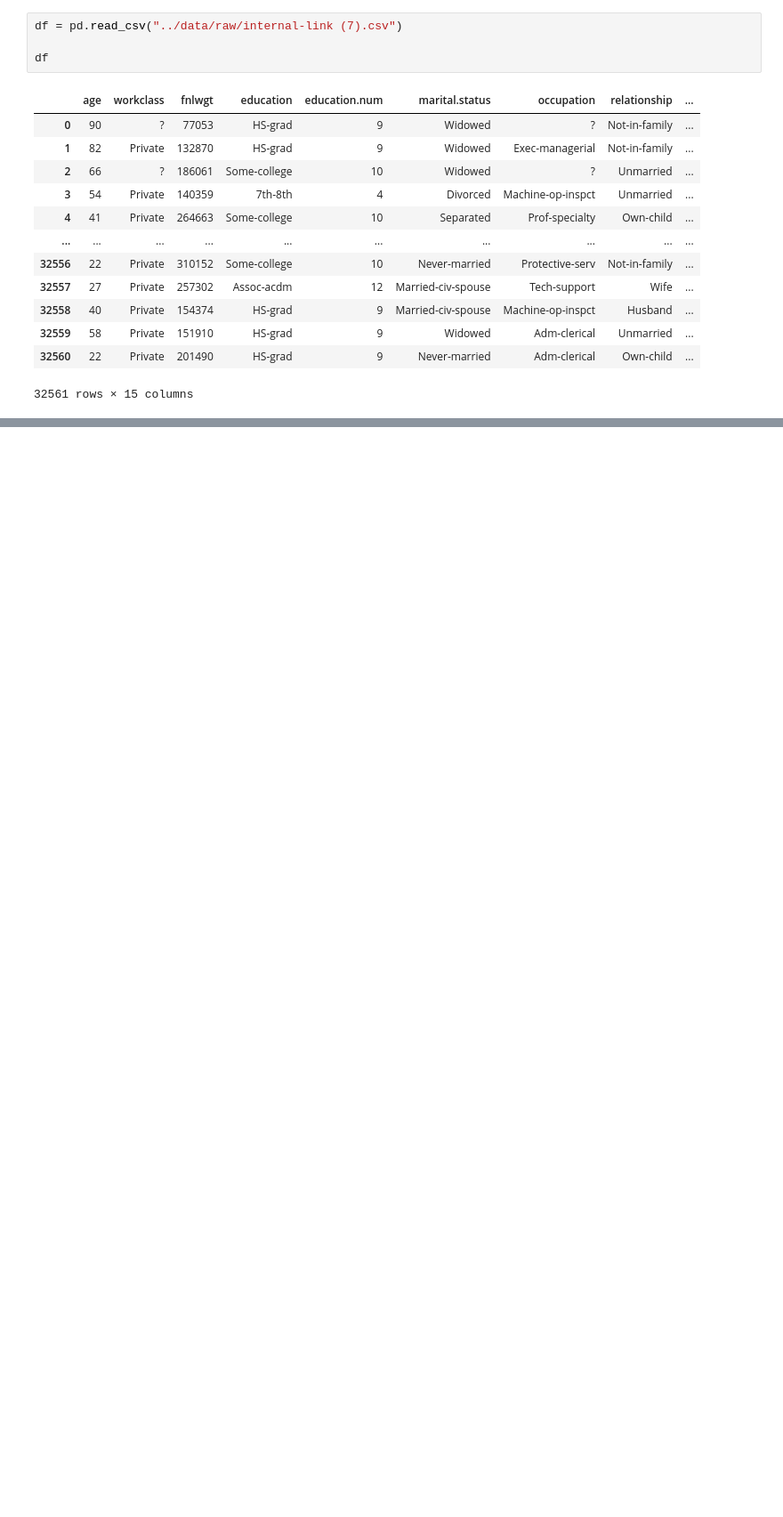
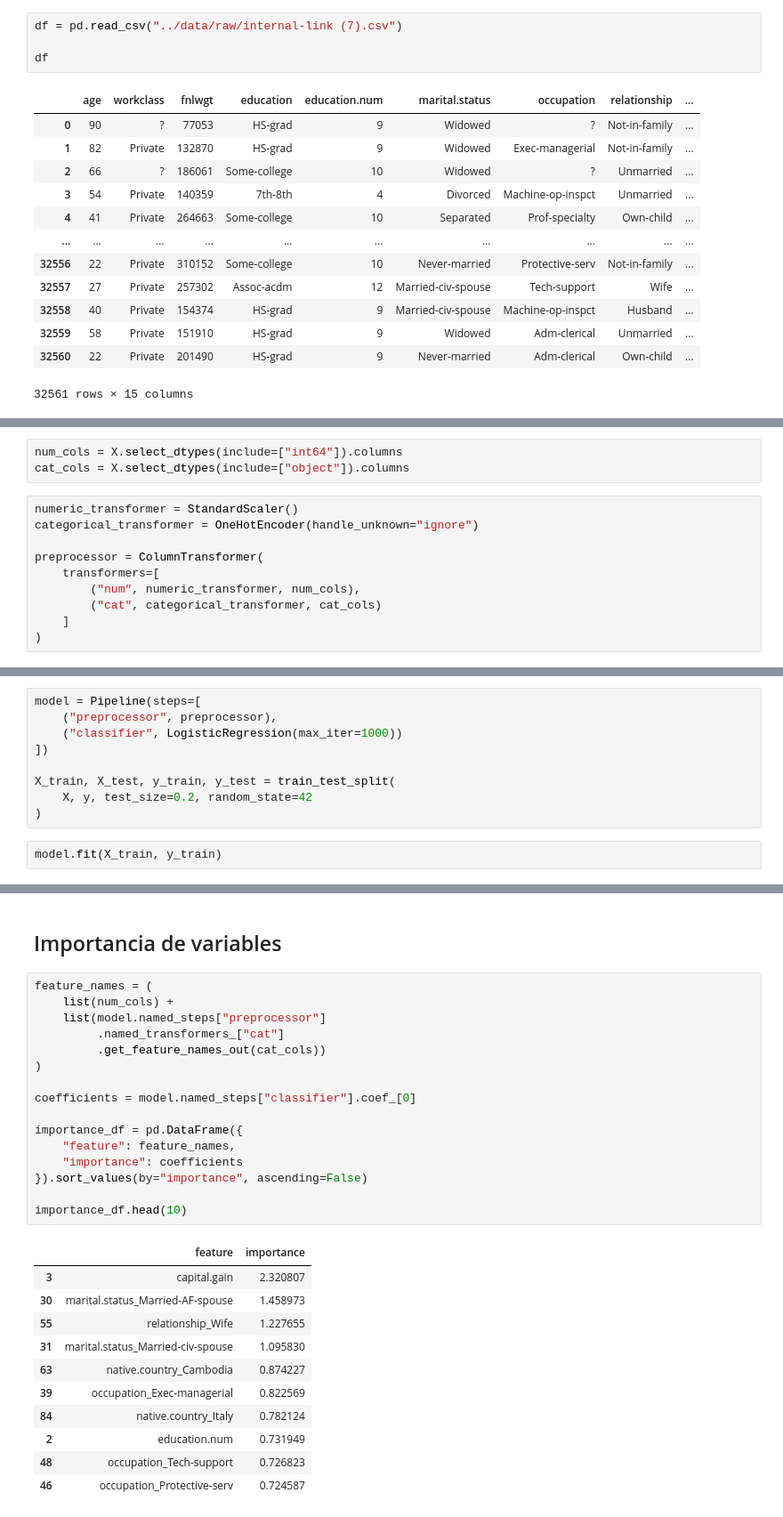
Before and after one commit to 4GeeksAcademy/Eder_Zelaya-Machine-Learnig, a Jupyter notebook: src/13-eda-recommendation-systems-adult-census-income.ipynb, the cells around one changed output, grey strips where cells are left out. Shown at 89% size. Drawn from its saved outputs; the diff is of its cells as text; blank space fills up the shorter version.

```diff
--- a/src/13-eda-recommendation-systems-adult-census-income.ipynb
+++ b/src/13-eda-recommendation-systems-adult-census-income.ipynb
@@ -25,0 +98,13 @@ df
+# %%
+num_cols = X.select_dtypes(include=["int64"]).columns
+cat_cols = X.select_dtypes(include=["object"]).columns
+# %%
+numeric_transformer = StandardScaler()
+categorical_transformer = OneHotEncoder(handle_unknown="ignore")
+
+preprocessor = ColumnTransformer(
+    transformers=[
+        ("num", numeric_transformer, num_cols),
+        ("cat", categorical_transformer, cat_cols)
+    ]
+)
@@ -25,0 +113,11 @@ df
+# %%
+model = Pipeline(steps=[
+    ("preprocessor", preprocessor),
+    ("classifier", LogisticRegression(max_iter=1000))
+])
+
+X_train, X_test, y_train, y_test = train_test_split(
+    X, y, test_size=0.2, random_state=42
+)
+# %%
+model.fit(X_train, y_train)
@@ -25,0 +149,30 @@ df
+# %% [markdown]
+## Importancia de variables
+# %%
+feature_names = (
+    list(num_cols) +
+    list(model.named_steps["preprocessor"]
+         .named_transformers_["cat"]
+         .get_feature_names_out(cat_cols))
+)
+
+coefficients = model.named_steps["classifier"].coef_[0]
+
+importance_df = pd.DataFrame({
+    "feature": feature_names,
+    "importance": coefficients
+}).sort_values(by="importance", ascending=False)
+
+importance_df.head(10)
+# %% [output]
+|  | feature | importance |
+| 3 | capital.gain | 2.320807 |
+| 30 | marital.status_Married-AF-spouse | 1.458973 |
+| 55 | relationship_Wife | 1.227655 |
+| 31 | marital.status_Married-civ-spouse | 1.095830 |
+| 63 | native.country_Cambodia | 0.874227 |
+| 39 | occupation_Exec-managerial | 0.822569 |
+| 84 | native.country_Italy | 0.782124 |
+| 2 | education.num | 0.731949 |
+| 48 | occupation_Tech-support | 0.726823 |
+| 46 | occupation_Protective-serv | 0.724587 |
```
Also changed, not shown: parts of 36 cells of this notebook.
